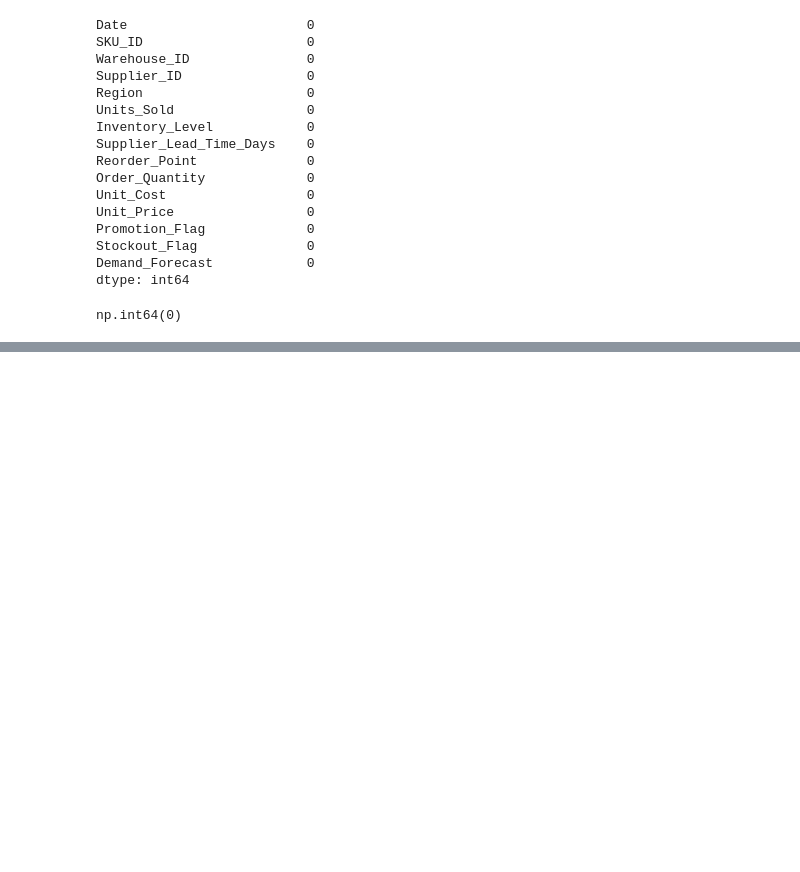
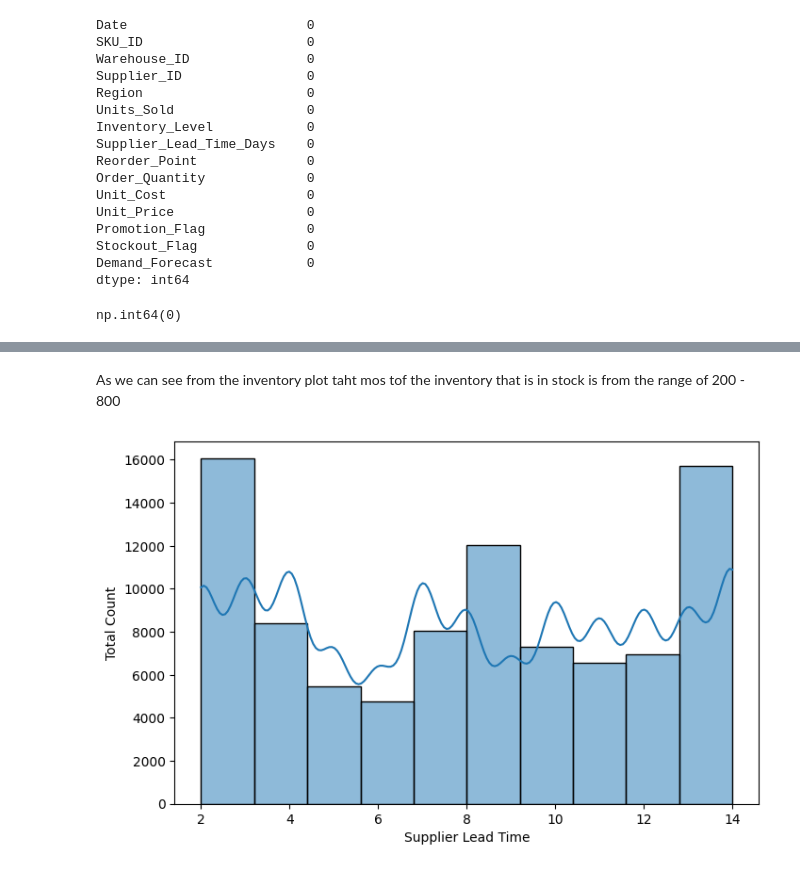
Before and after one commit to vinaypant33/supply_chain_control_tower, a Jupyter notebook: notebooks/eda.ipynb, the cells around one changed output, grey strips where cells are left out. Drawn from its saved outputs; the diff is of its cells as text; code cells hidden in the pictures; blank space fills up the shorter version.

```diff
--- a/notebooks/eda.ipynb
+++ b/notebooks/eda.ipynb
@@ -93,0 +132,10 @@ As we can see there are no duiplicate values in the dataset nor there are any nu
+# %% [markdown]
+As we can see from the inventory plot taht mos tof the inventory that is in stock is from the range of 200 - 800
+# %%
+plt.figure(figsize= (8 , 5))
+sns.histplot(df['Supplier_Lead_Time_Days'] , kde=10 , bins=10)
+plt.xlabel("Supplier Lead Time")
+plt.ylabel("Total Count")
+plt.show()
+# %% [output]
+[figure, added]
```
Also changed, not shown: parts of 11 cells of this notebook.
